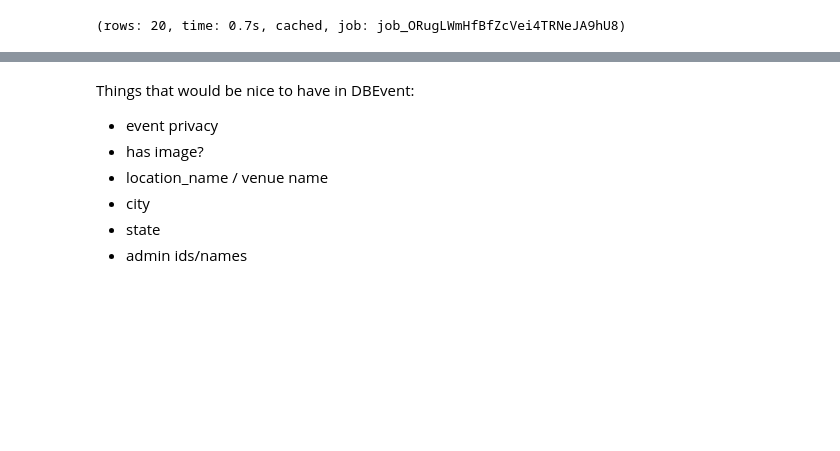
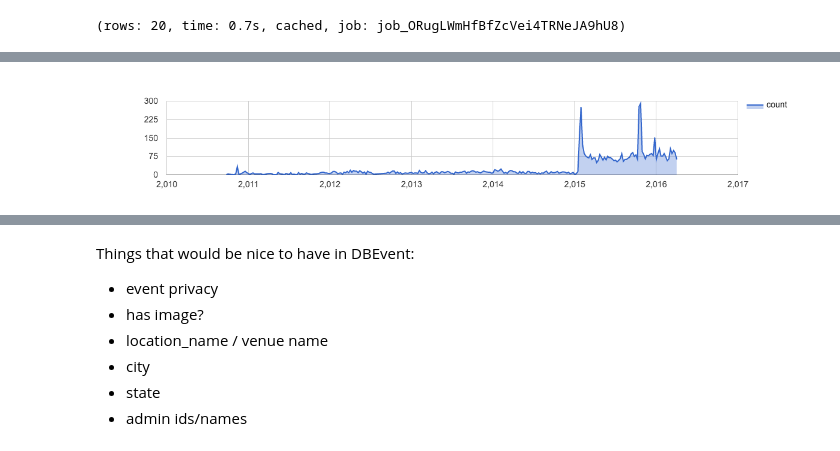
Before and after one commit to mikelambert/DanceDeets, a Jupyter notebook: DanceDeets Stats.ipynb, the cells around one changed output, grey strips where cells are left out. Saved outputs shown, nothing was run; the diff lists cells and outputs as text; code cells hidden in the pictures; blank space fills up the shorter version.

```diff
--- a/DanceDeets Stats.ipynb
+++ b/DanceDeets Stats.ipynb
@@ -196,2 +196,8 @@ FROM [dancedeets-hrd:dance_events.dance_events]
 WHERE creation_time > '2010-06-01 00:00'
 GROUP BY date ORDER BY date;
+# %%
+%%chart area --fields date,count --data user_joined
+hAxis: {
+    ticks: [2010, 2011, 2012, 2013, 2014, 2015, 2016, 2017]
+}
+# %% [output]
@@ -197,0 +205 @@ GROUP BY date ORDER BY date;
+[figure, added]
```
Also changed, not shown: parts of 4 cells of this notebook.
